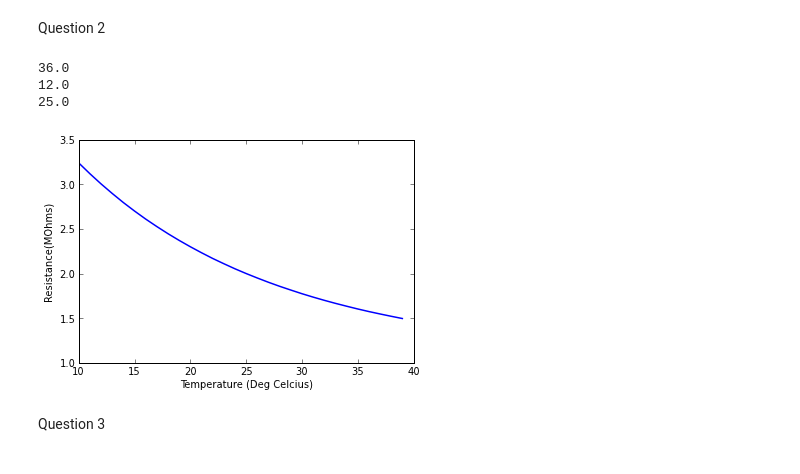
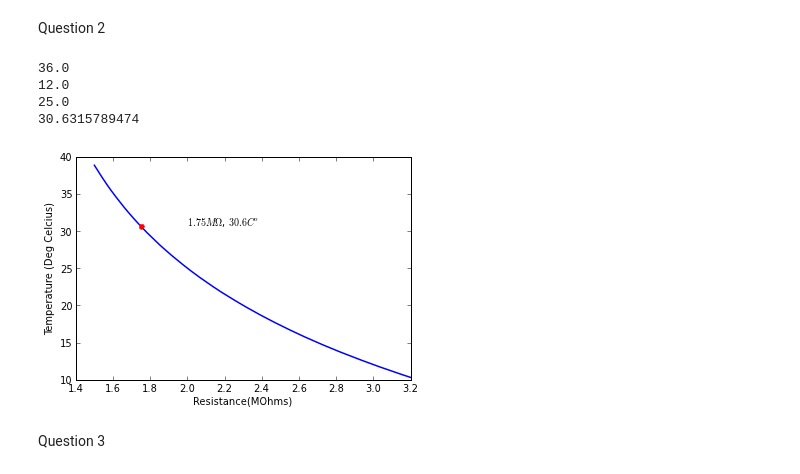
Before and after one commit to Rbnewens/PHYS202-S13, a Jupyter notebook: Week4/InterpAndDiffEx3.ipynb, the cells around one changed output. Drawn from its saved outputs; the diff is of its cells as text; code cells hidden in the pictures.

```diff
--- a/Week4/InterpAndDiffEx3.ipynb
+++ b/Week4/InterpAndDiffEx3.ipynb
@@ -28,7 +32,7 @@ Question 2
 # %%
 x = arange(10,40)
 y = [3.239, 3.118, 3.004, 2.897, 2.795, 2.700, 2.610, 2.526, 2.446,2.371, 2.300, 2.233, 2.169, 2.110, 2.053, 2.000, 1.950, 1.902,1.857, 1.815, 1.774, 1.736, 1.700, 1.666, 1.634, 1.603, 1.574,1.547, 1.521, 1.496]
-Y = arange(1.4,3.3,.001)
+Y = arange(1.5,3.2,.001)
 # %%
 from scipy.interpolate import interp1d
 def Temp(Resistance):
@@ -38,17 +42,22 @@ def Temp(Resistance):
 print Temp(1.574)
 print Temp(3.004)
 print Temp(2.000)
+print Temp(1.75)
 # %% [output]
 36.0
 12.0
 25.0
+30.6315789474
-# %%
-plot(x,y, 'r', linewidth=1.5, color='blue')
-ylabel('Resistance(MOhms)')
-xlabel('Temperature (Deg Celcius)')
-show()
-# %% [output]
-[figure, removed]
+# %%
+plot(Y, Temp(Y), linewidth=1.5, color='blue')
+ylabel('Temperature (Deg Celcius)')
+xlabel('Resistance(MOhms)')
+#d = 1.75
+plot(1.75, Temp(1.75), 'r.', markersize=10)
+annotate('$1.75 M\Omega$, $30.6C^o$',xy=(1.75,30.6315789474),xytext=(2,30.6))
+show()
+# %% [output]
+[figure, added]
 # %% [markdown]
 Question 3
 # %%
```
Also changed, not shown: parts of 2 cells of this notebook, 1 other file.
